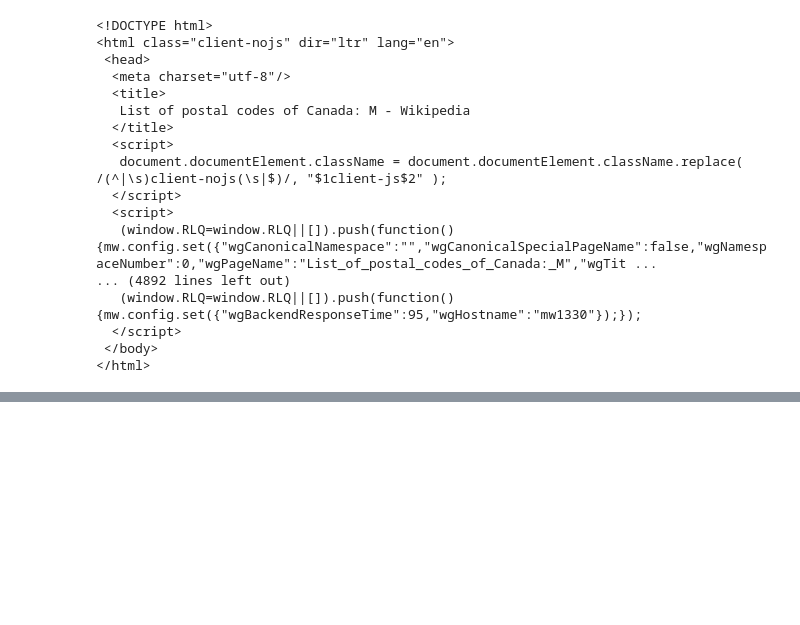
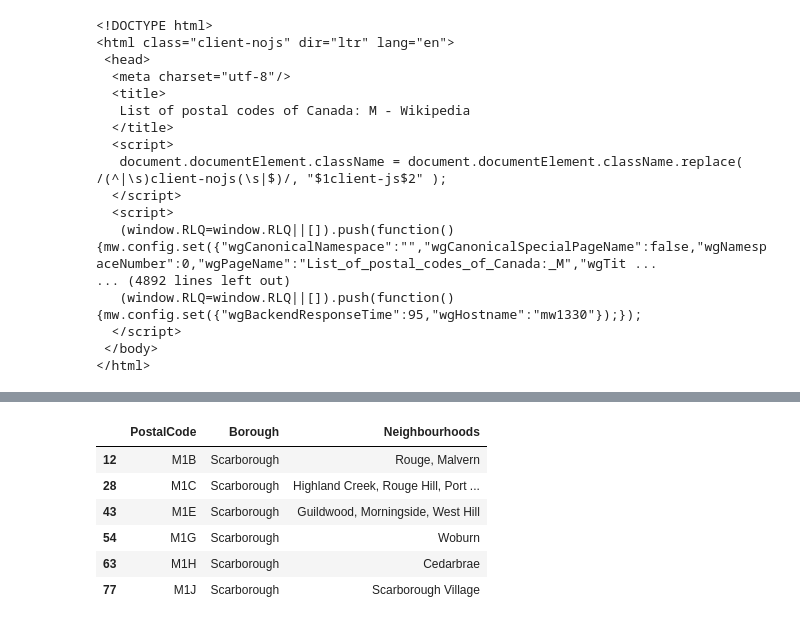
Before and after one commit to skorpiogit/IBMCapstone, a Jupyter notebook: ExploreToronto.ipynb, the cells around one changed output, grey strips where cells are left out. Saved outputs shown, nothing was run; the diff lists cells and outputs as text; code cells hidden in the pictures; blank space fills up the shorter version.

```diff
--- a/ExploreToronto.ipynb
+++ b/ExploreToronto.ipynb
@@ -82,0 +107,15 @@ toronto_tbl
+# %%
+post_neigh_df = post_neigh_df.loc[:, ["Postcode", "Borough", "Consolidate_Neighbourhoods"]].drop_duplicates()
+post_neigh_df.rename(columns={"Postcode":"PostalCode", "Consolidate_Neighbourhoods": "Neighbourhoods"}, inplace=True)
+#post_neigh_df.reset_index(drop=True, inplace=True)
+#print(post_neigh_df.shape)
+post_neigh_df.head(6)
+#post_neigh_df
+# %% [output]
+|  | PostalCode | Borough | Neighbourhoods |
+| 12 | M1B | Scarborough | Rouge, Malvern |
+| 28 | M1C | Scarborough | Highland Creek, Rouge Hill, Port ... |
+| 43 | M1E | Scarborough | Guildwood, Morningside, West Hill |
+| 54 | M1G | Scarborough | Woburn |
+| 63 | M1H | Scarborough | Cedarbrae |
+| 77 | M1J | Scarborough | Scarborough Village |
```
Also changed, not shown: parts of 21 cells of this notebook.
